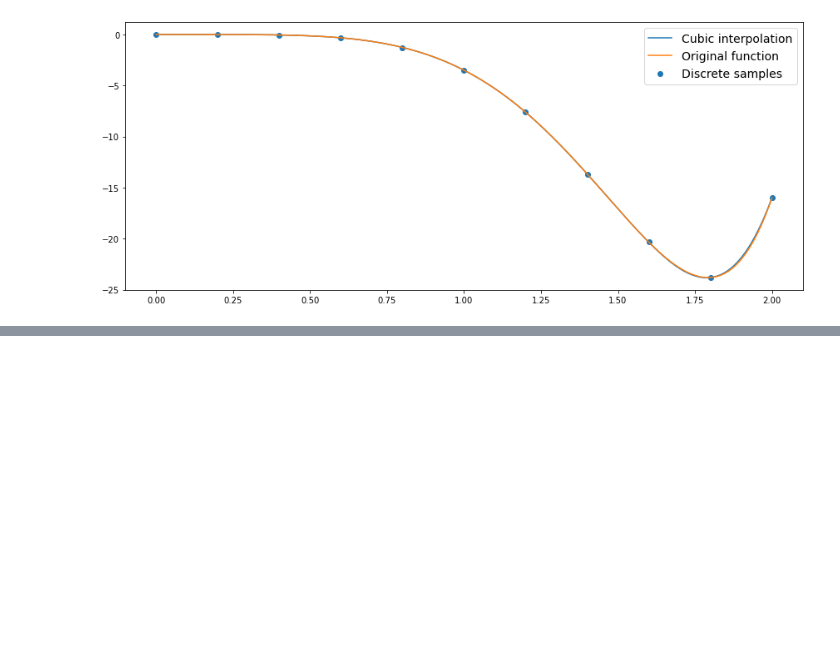
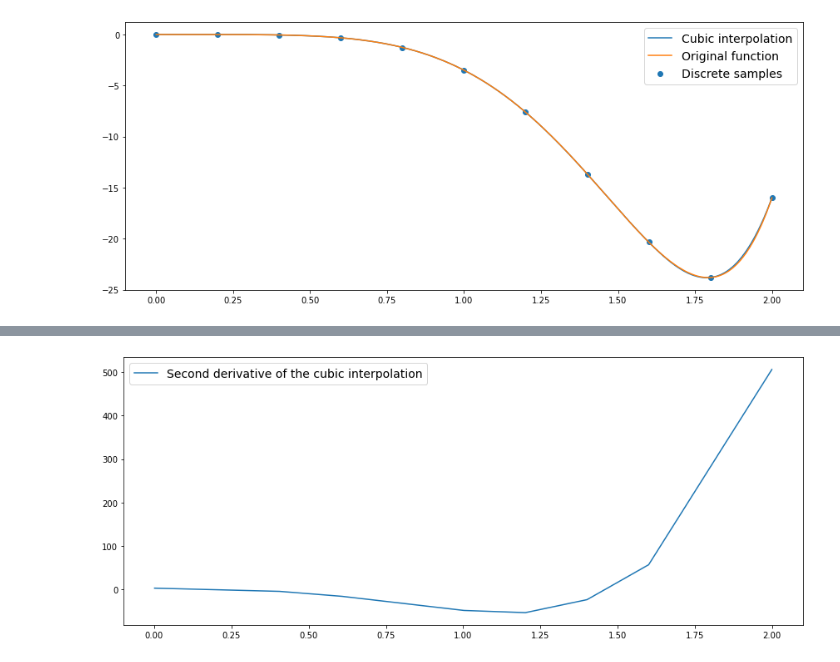
Before and after one commit to nordam/ComputationalPhysics, a Jupyter notebook: Notebooks/7 - Interpolation.ipynb, the cells around one changed output, grey strips where cells are left out. Saved outputs shown, nothing was run; the diff lists cells and outputs as text; code cells hidden in the pictures; blank space fills up the shorter version.

```diff
--- a/Notebooks/7 - Interpolation.ipynb
+++ b/Notebooks/7 - Interpolation.ipynb
@@ -138,0 +173,18 @@ plt.tight_layout()
+# %%
+# Second derivative of the cubic spline interpolation
+# The cubic spline is piecewise cubic
+# The first derivative is piecewise quadratic
+# The second derivative is piecewise linear
+
+def d2fdx2_central(f, x, dx):
+    return (f(x+dx) -2*f(x) + f(x-dx))/dx**2
+
+dx = 0.001
+x = np.linspace(0.001, 1.999, 10000)
+
+fig = plt.figure(figsize = (12, 5))
+plt.plot(x, d2fdx2_central(F3, x, dx), label = 'Second derivative of the cubic interpolation')
+plt.legend(fontsize = 14)
+plt.tight_layout()
+# %% [output]
+[figure, added]
```
Also changed, not shown: parts of 3 cells of this notebook.
